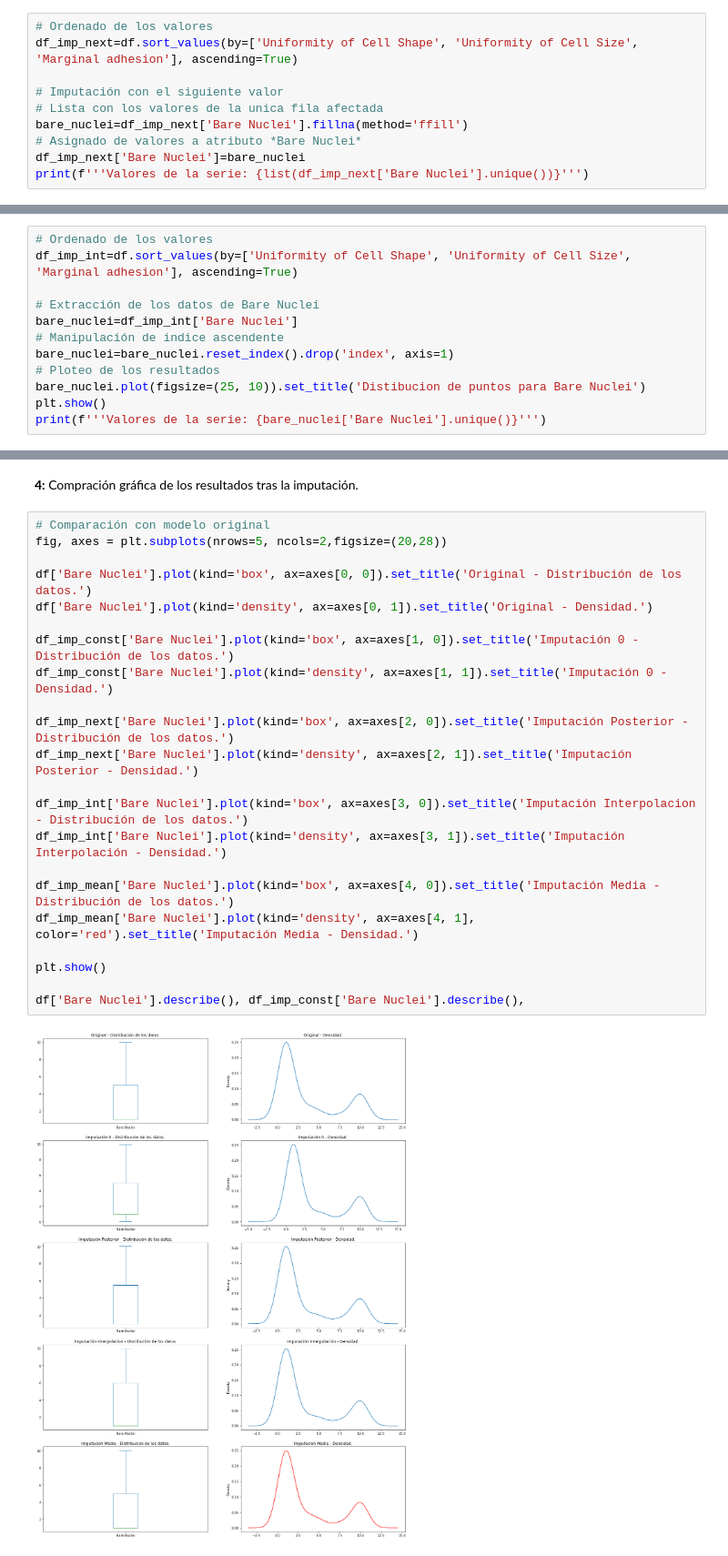
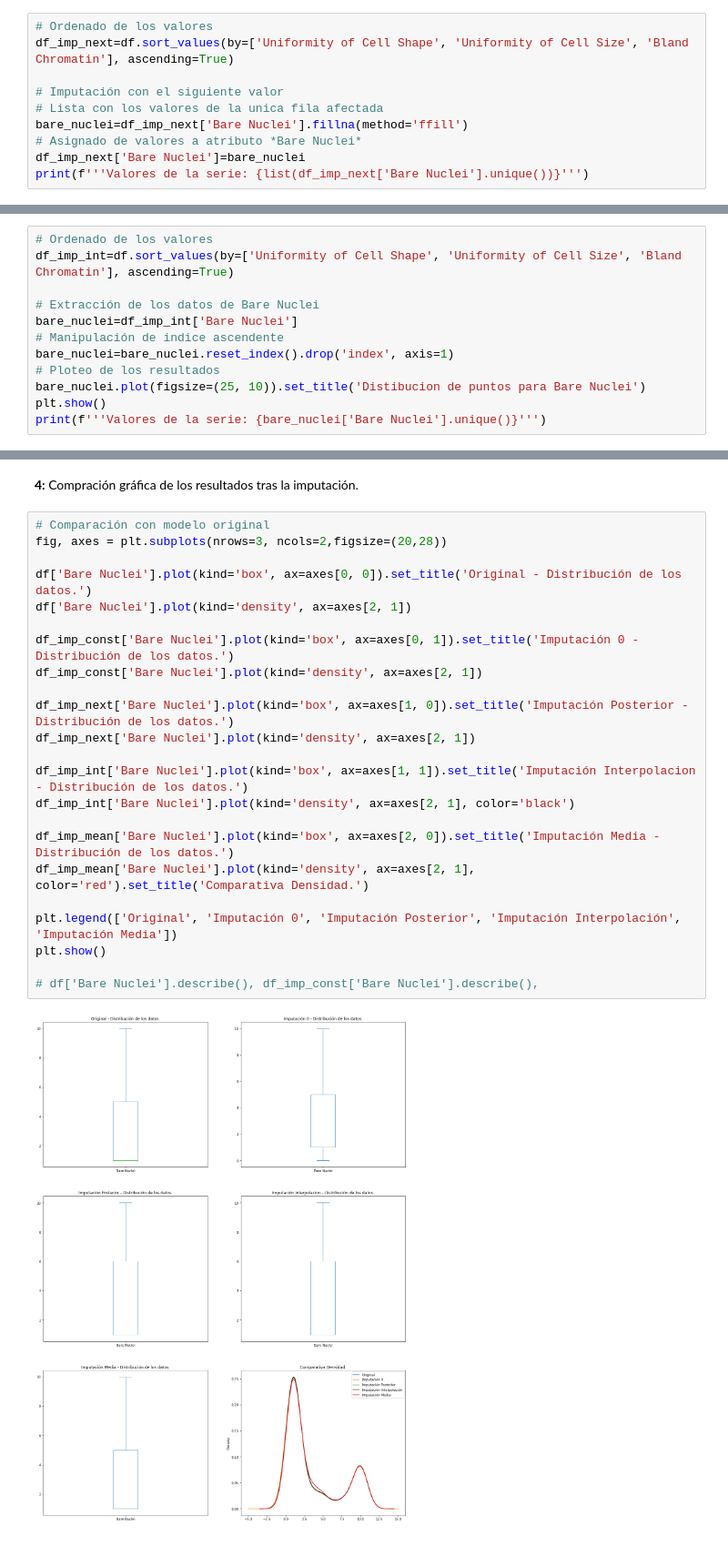
Before and after one commit to Vic-silo/Master_EIP, a Jupyter notebook: 11_Prog_ML/3_Valores_perdidos/VictorSimoLozano_A3_PPML.ipynb, the cells around one changed output, grey strips where cells are left out. Shown: that part at 91% size. Cells and saved outputs as stored; diff of their text form.

```diff
--- a/11_Prog_ML/3_Valores_perdidos/VictorSimoLozano_A3_PPML.ipynb
+++ b/11_Prog_ML/3_Valores_perdidos/VictorSimoLozano_A3_PPML.ipynb
@@ -270,7 +270,7 @@ Valores de la serie: [1.0, 10.0, 2.0, 4.0, 3.0, 9.0, 7.0, 0.0, 5.0, 8.0, 6.0]
 Para este caso, se ordena el dataframe por las 3 columnas de mayor correlación con *Bare Nuclei* y se le asignará el siguiente valor.
 # %%
 # Ordenado de los valores
-df_imp_next=df.sort_values(by=['Uniformity of Cell Shape', 'Uniformity of Cell Size', 'Marginal adhesion'], ascending=True)
+df_imp_next=df.sort_values(by=['Uniformity of Cell Shape', 'Uniformity of Cell Size', 'Bland Chromatin'], ascending=True)
 
 # Imputación con el siguiente valor
 # Lista con los valores de la unica fila afectada
@@ -284,7 +284,7 @@ Valores de la serie: [1.0, 2.0, 10.0, 3.0, 5.0, 4.0, 6.0, 7.0, 8.0, 9.0]
 - Interpolación: Para este caso, se deseigna el valor perdido de acuerdo a la interpolación lineal para hallar el valor desconocido.
 # %%
 # Ordenado de los valores
-df_imp_int=df.sort_values(by=['Uniformity of Cell Shape', 'Uniformity of Cell Size', 'Marginal adhesion'], ascending=True)
+df_imp_int=df.sort_values(by=['Uniformity of Cell Shape', 'Uniformity of Cell Size', 'Bland Chromatin'], ascending=True)
 
 # Extracción de los datos de Bare Nuclei
 bare_nuclei=df_imp_int['Bare Nuclei']
@@ -341,25 +341,26 @@ Valores de la serie: [1.0, 10.0, 2.0, 4.0, 3.0, 9.0, 7.0, 3.5446559297218156, 5.
 <div style="font-size:14px; text-align:justify"><b>4: </b>Compración gráfica de los resultados tras la imputación.</div>
 # %%
 # Comparación con modelo original
-fig, axes = plt.subplots(nrows=5, ncols=2,figsize=(20,28))
+fig, axes = plt.subplots(nrows=3, ncols=2,figsize=(20,28))
 
 df['Bare Nuclei'].plot(kind='box', ax=axes[0, 0]).set_title('Original - Distribución de los datos.')
-df['Bare Nuclei'].plot(kind='density', ax=axes[0, 1]).set_title('Original - Densidad.')
+df['Bare Nuclei'].plot(kind='density', ax=axes[2, 1])
 
-df_imp_const['Bare Nuclei'].plot(kind='box', ax=axes[1, 0]).set_title('Imputación 0 - Distribución de los datos.')
-df_imp_const['Bare Nuclei'].plot(kind='density', ax=axes[1, 1]).set_title('Imputación 0 - Densidad.')
+df_imp_const['Bare Nuclei'].plot(kind='box', ax=axes[0, 1]).set_title('Imputación 0 - Distribución de los datos.')
+df_imp_const['Bare Nuclei'].plot(kind='density', ax=axes[2, 1])
 
-df_imp_next['Bare Nuclei'].plot(kind='box', ax=axes[2, 0]).set_title('Imputación Posterior - Distribución de los datos.')
-df_imp_next['Bare Nuclei'].plot(kind='density', ax=axes[2, 1]).set_title('Imputación Posterior - Densidad.')
+df_imp_next['Bare Nuclei'].plot(kind='box', ax=axes[1, 0]).set_title('Imputación Posterior - Distribución de los datos.')
+df_imp_next['Bare Nuclei'].plot(kind='density', ax=axes[2, 1])
 
-df_imp_int['Bare Nuclei'].plot(kind='box', ax=axes[3, 0]).set_title('Imputación Interpolacion - Distribución de los datos.')
-df_imp_int['Bare Nuclei'].plot(kind='density', ax=axes[3, 1]).set_title('Imputación Interpolación - Densidad.')
+df_imp_int['Bare Nuclei'].plot(kind='box', ax=axes[1, 1]).set_title('Imputación Interpolacion - Distribución de los datos.')
+df_imp_int['Bare Nuclei'].plot(kind='density', ax=axes[2, 1], color='black')
 
-df_imp_mean['Bare Nuclei'].plot(kind='box', ax=axes[4, 0]).set_title('Imputación Media - Distribución de los datos.')
-df_imp_mean['Bare Nuclei'].plot(kind='density', ax=axes[4, 1], color='red').set_title('Imputación Media - Densidad.')
+df_imp_mean['Bare Nuclei'].plot(kind='box', ax=axes[2, 0]).set_title('Imputación Media - Distribución de los datos.')
+df_imp_mean['Bare Nuclei'].plot(kind='density', ax=axes[2, 1], color='red').set_title('Comparativa Densidad.')
 
+plt.legend(['Original', 'Imputación 0', 'Imputación Posterior', 'Imputación Interpolación', 'Imputación Media'])
 plt.show()
 
-df['Bare Nuclei'].describe(), df_imp_const['Bare Nuclei'].describe(),
+# df['Bare Nuclei'].describe(), df_imp_const['Bare Nuclei'].describe(),
 # %% [output]
-[figure, old version]
+[figure, new version]
```
Also changed, not shown: parts of 6 cells of this notebook.
